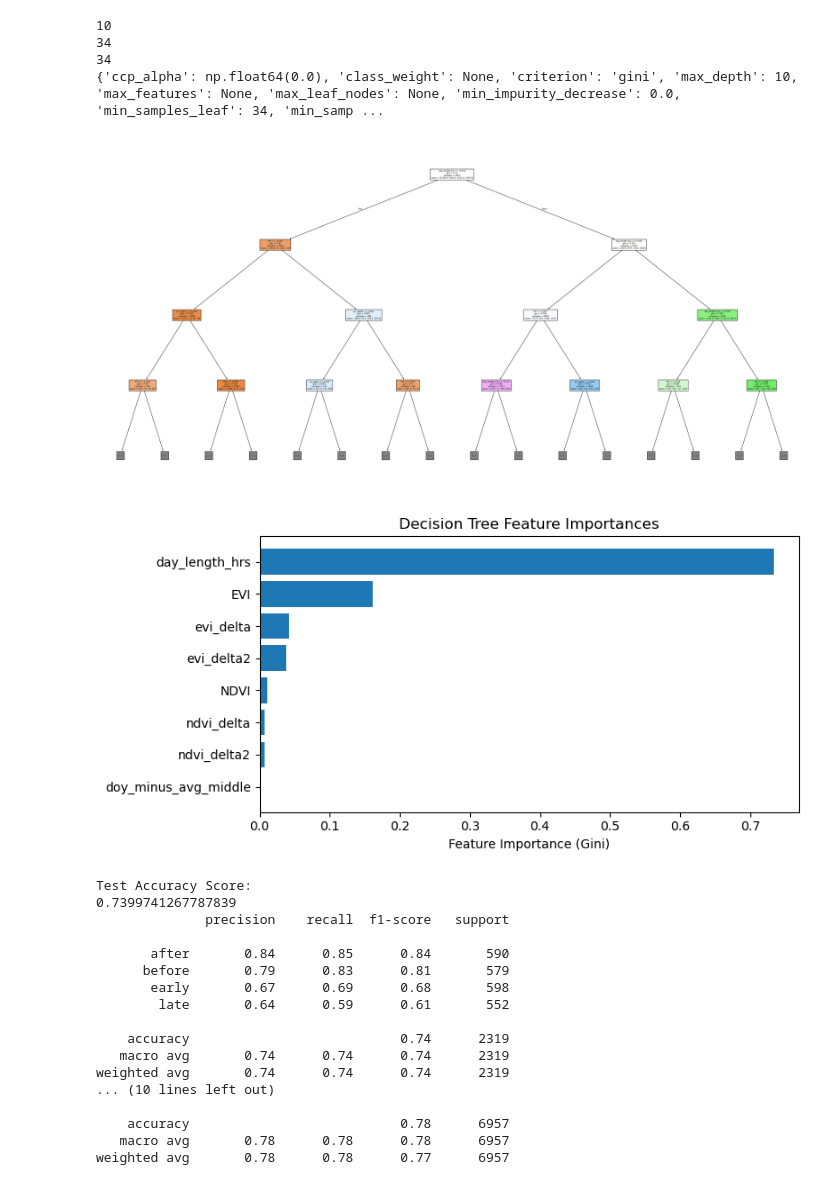
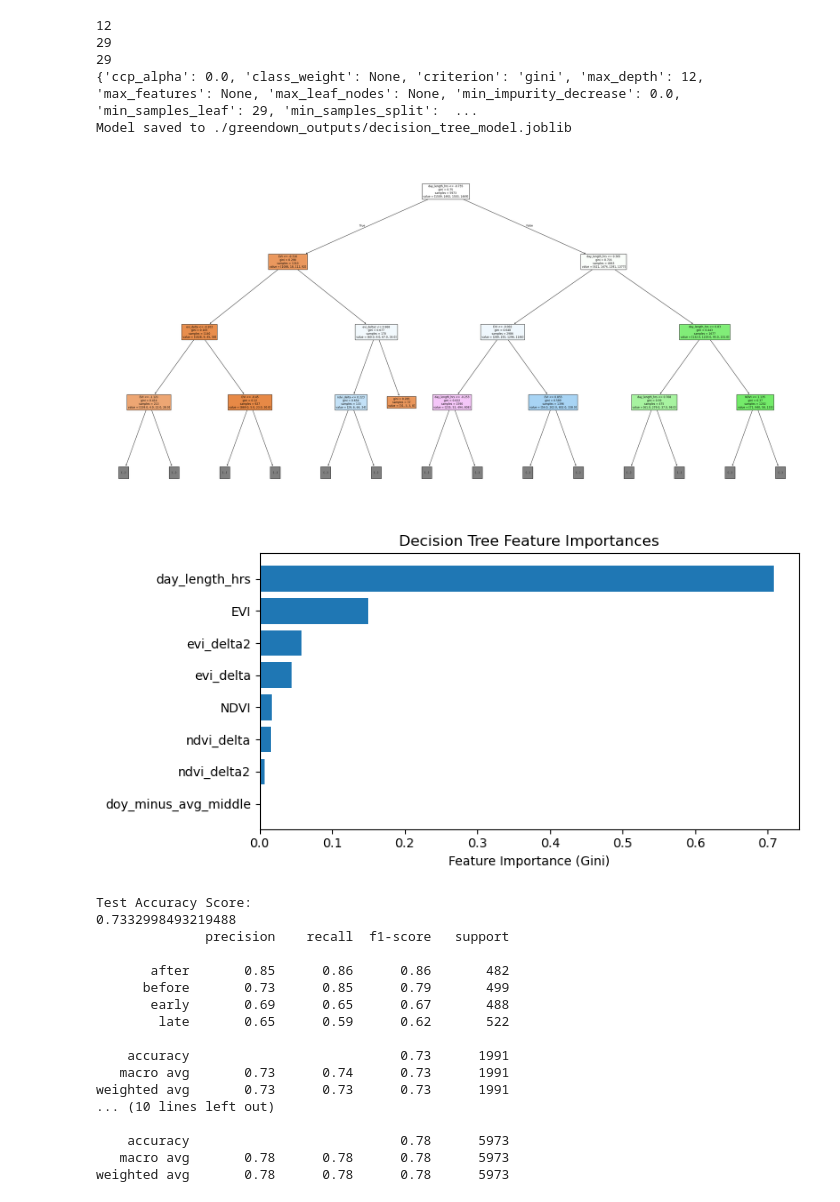
Before and after one commit to k-wheeler/AppTrail_Phenology, a Jupyter notebook: Main.ipynb, the cells around one changed output. Drawn from its saved outputs; the diff is of its cells as text; code cells hidden in the pictures.

Commit message:
Created basic dashboard, added QC, increased consistency of code

```diff
--- a/Main.ipynb
+++ b/Main.ipynb
@@ -3,6 +3,7 @@ import datetime
 import os
 import ee
 import geemap
+import joblib
 import matplotlib.pyplot as plt
 
 from identify_locations import identify_forests, identify_route_buffer
@@ -25,14 +26,15 @@ os.makedirs(OUTPUT_DIR, exist_ok=True)
 ma_forest    = identify_forests()
 route_buffer = identify_route_buffer()
 
-start_year    = 2013 #First HLS year
-previous_year = 2025
+start_year    = 2013  # First HLS year
+download_year = 2025  # Last year to download (includes 2025 for prediction)
+train_year    = 2024  # Last year included in model training
 
 # ----------------------------
-# Fit logistic curves for each year
+# Fit logistic curves for each year (download all years including 2025)
 # ----------------------------
 all_year_paths = []
-for y in range(start_year, previous_year + 1):
+for y in range(start_year, download_year + 1):
     print(f'Processing {y}...')
     hls   = compute_hls_indices(route_buffer, ma_forest, y)
     paths = compute_transition_dates(hls, route_buffer, ma_forest, y, output_dir=OUTPUT_DIR)
@@ -50,14 +52,15 @@ avg_paths = compute_average_transition_dates(all_year_paths, output_dir=OUTPUT_D
 # Filter: pixels with CI width < 15 days for all transitions
 # ----------------------------
 print('\nFiltering pixel-years by CI width...')
-years = list(range(start_year, previous_year + 1))
+years = list(range(start_year, download_year + 1))
 count_narrow_ci_pixel_years(OUTPUT_DIR, years)
 
 # ----------------------------
-# Build labeled EVI/NDVI feature table and plot distributions
+# Build labeled EVI/NDVI feature table (training years only: 2013–2024)
 # ----------------------------
 print('\nBuilding labeled feature table...')
-feature_df = build_feature_table(OUTPUT_DIR, years)
+training_years = list(range(start_year, train_year + 1))
+feature_df = build_feature_table(OUTPUT_DIR, training_years)
 #plot_feature_distributions(feature_df)
 feature_df_edited = edit_feature_table(feature_df, OUTPUT_DIR)
 print(feature_df_edited.head())
@@ -106,16 +109,18 @@ dtype: int64
 x_train, x_test, y_train, y_test = split_data(feature_df_edited)
 
 mdl = fit_tree(x_train, y_train, True)
-#Print depth of tree
 print(mdl.get_depth())
 print(mdl.min_samples_split)
 print(mdl.min_samples_leaf)
 print(mdl.get_params())
 
+# Save model for dashboard use
+joblib.dump(mdl, os.path.join(OUTPUT_DIR, 'decision_tree_model.joblib'))
+print(f'Model saved to {OUTPUT_DIR}/decision_tree_model.joblib')
+
 # ----------------------------
 # Visualize decision tree
 # ----------------------------
-# Plot and save tree
 fig, ax = plt.subplots(figsize=(40, 20))
 tree.plot_tree(mdl, feature_names=list(x_train.columns), filled=True, max_depth=3, ax=ax)
 fig.savefig(os.path.join(OUTPUT_DIR, 'decision_tree.png'), dpi=150, bbox_inches='tight')
@@ -128,53 +133,54 @@ sorted_idx = sorted(range(len(importances)), key=lambda i: importances[i], rever
 
 fig, ax = plt.subplots(figsize=(8, max(4, len(feature_names) * 0.4)))
 ax.barh([feature_names[i] for i in sorted_idx], [importances[i] for i in sorted_idx])
 ax.set_xlabel('Feature Importance (Gini)')
 ax.set_title('Decision Tree Feature Importances')
 ax.invert_yaxis()
 plt.tight_layout()
 fig.savefig(os.path.join(OUTPUT_DIR, 'feature_importances.png'), dpi=150, bbox_inches='tight')
 plt.show()
 
 # ----------------------------
 # Test on test data
 # ----------------------------
 y_pred = mdl.predict(x_test)
 
 # ----------------------------
 # Evaluate model
 # ----------------------------
 print('\nTest Accuracy Score:')
 print(accuracy_score(y_test, y_pred))
 print(classification_report(y_test, y_pred))
 
 #Check for overfitting by comparing accuracy of predicting training data to predicting test data
 y_pred_train = mdl.predict(x_train)
 print('\nTrain Accuracy Score:')
 print(accuracy_score(y_train, y_pred_train))
 print(classification_report(y_train, y_pred_train))
 #Take-away: without pruning the accuracy on the training data is 1 and the accuracy on the testing data in 0.75 so the model is overfitting
     #With pruning the test accuracy is 0.74 and training is 0.78 so much closer and less overfitting
 # %% [output]
-10
-34
-34
-{'ccp_alpha': np.float64(0.0), 'class_weight': None, 'criterion': 'gini', 'max_depth': 10, 'max_features': None, 'max_leaf_nodes': None, 'min_impurity_decrease': 0.0, 'min_samples_leaf': 34, 'min_samp ...
+12
+29
+29
+{'ccp_alpha': 0.0, 'class_weight': None, 'criterion': 'gini', 'max_depth': 12, 'max_features': None, 'max_leaf_nodes': None, 'min_impurity_decrease': 0.0, 'min_samples_leaf': 29, 'min_samples_split':  ...
+Model saved to ./greendown_outputs/decision_tree_model.joblib
-[figure, old version]
+[figure, new version]
-[figure, old version]
+[figure, new version]
 Test Accuracy Score:
-0.7399741267787839
+0.7332998493219488
               precision    recall  f1-score   support
 
-       after       0.84      0.85      0.84       590
-      before       0.79      0.83      0.81       579
-       early       0.67      0.69      0.68       598
-        late       0.64      0.59      0.61       552
+       after       0.85      0.86      0.86       482
+      before       0.73      0.85      0.79       499
+       early       0.69      0.65      0.67       488
+        late       0.65      0.59      0.62       522
 
-    accuracy                           0.74      2319
-   macro avg       0.74      0.74      0.74      2319
-weighted avg       0.74      0.74      0.74      2319
+    accuracy                           0.73      1991
+   macro avg       0.73      0.74      0.73      1991
+weighted avg       0.73      0.73      0.73      1991
 ... (10 lines left out)
 
-    accuracy                           0.78      6957
-   macro avg       0.78      0.78      0.78      6957
-weighted avg       0.78      0.78      0.77      6957
+    accuracy                           0.78      5973
+   macro avg       0.78      0.78      0.78      5973
+weighted avg       0.78      0.78      0.78      5973
```
Also changed, not shown: parts of 1 cell of this notebook, 12 other files.
